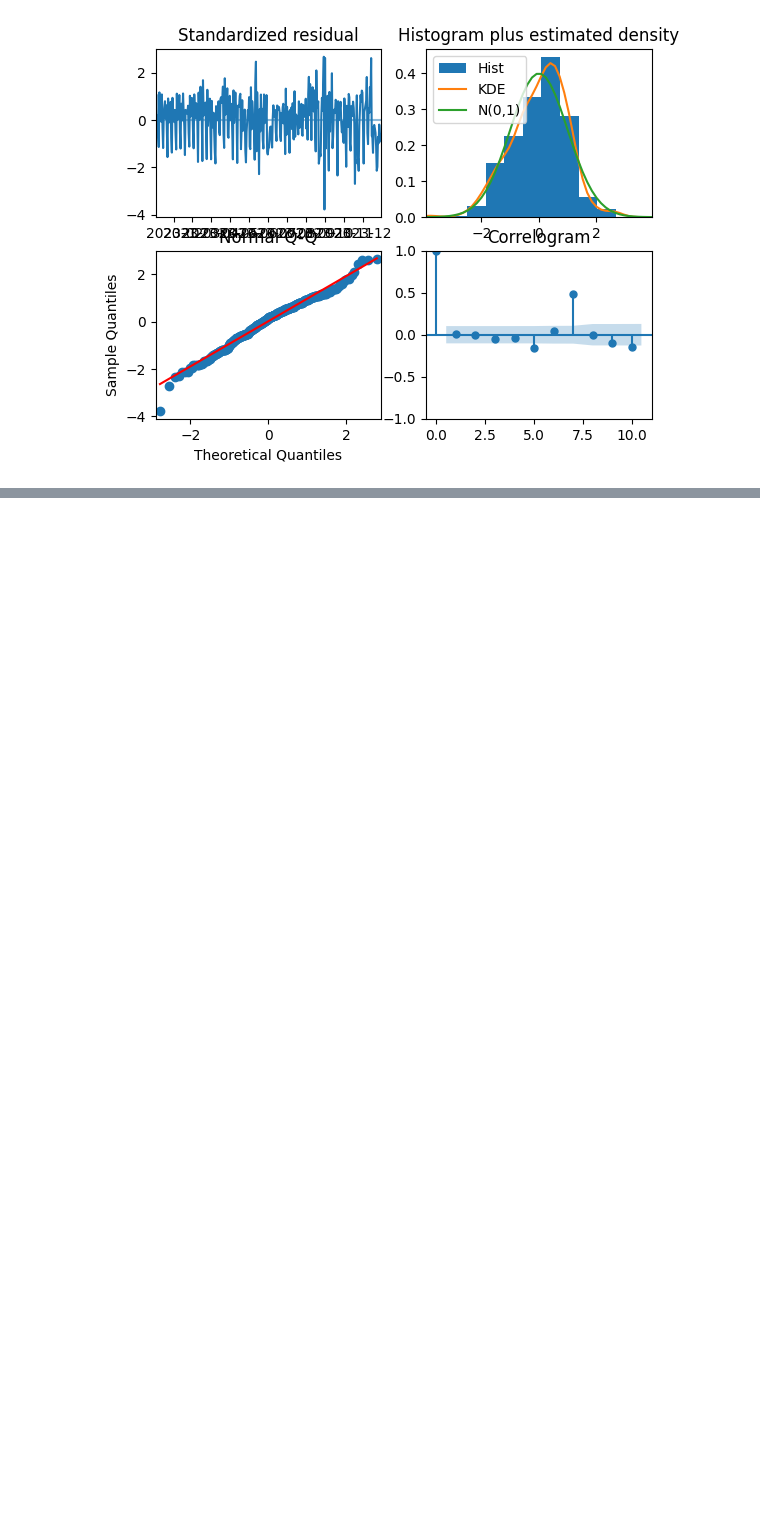
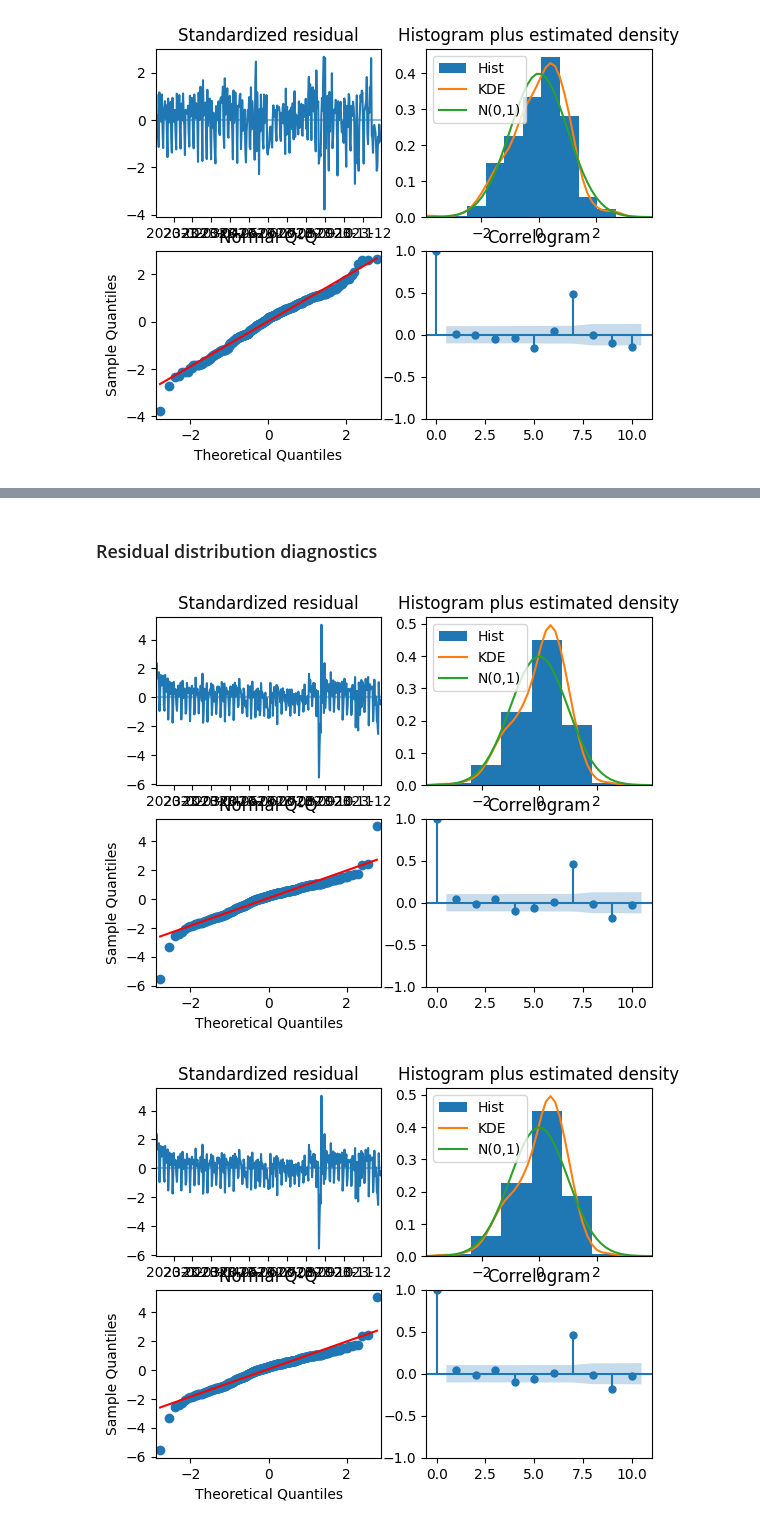
Before and after one commit to glopezv95/ipynb-fc-taxi, a Jupyter notebook: analysis.ipynb, the cells around one changed output, grey strips where cells are left out. Cells and saved outputs as stored; diff of their text form; code cells hidden in the pictures; blank space fills up the shorter version.

```diff
--- a/analysis.ipynb
+++ b/analysis.ipynb
@@ -139,0 +162,9 @@ Prediction generated correctly. 100 predictions made
+# %%
+ex_model = auto_arima(
+    y = df['passenger_count'],
+    seasonal = False,
+    d = 1
+)
+
+analyse_params(model = ex_model, name = 'passenger count')
+ex_model.summary()
@@ -139,0 +195,7 @@ Prediction generated correctly. 100 predictions made
+# %% [markdown]
+### Residual distribution diagnostics
+# %%
+ex_model.plot_diagnostics()
+# %% [output]
+[figure, added]
+[figure, added]
```
Also changed, not shown: parts of 20 cells of this notebook.
